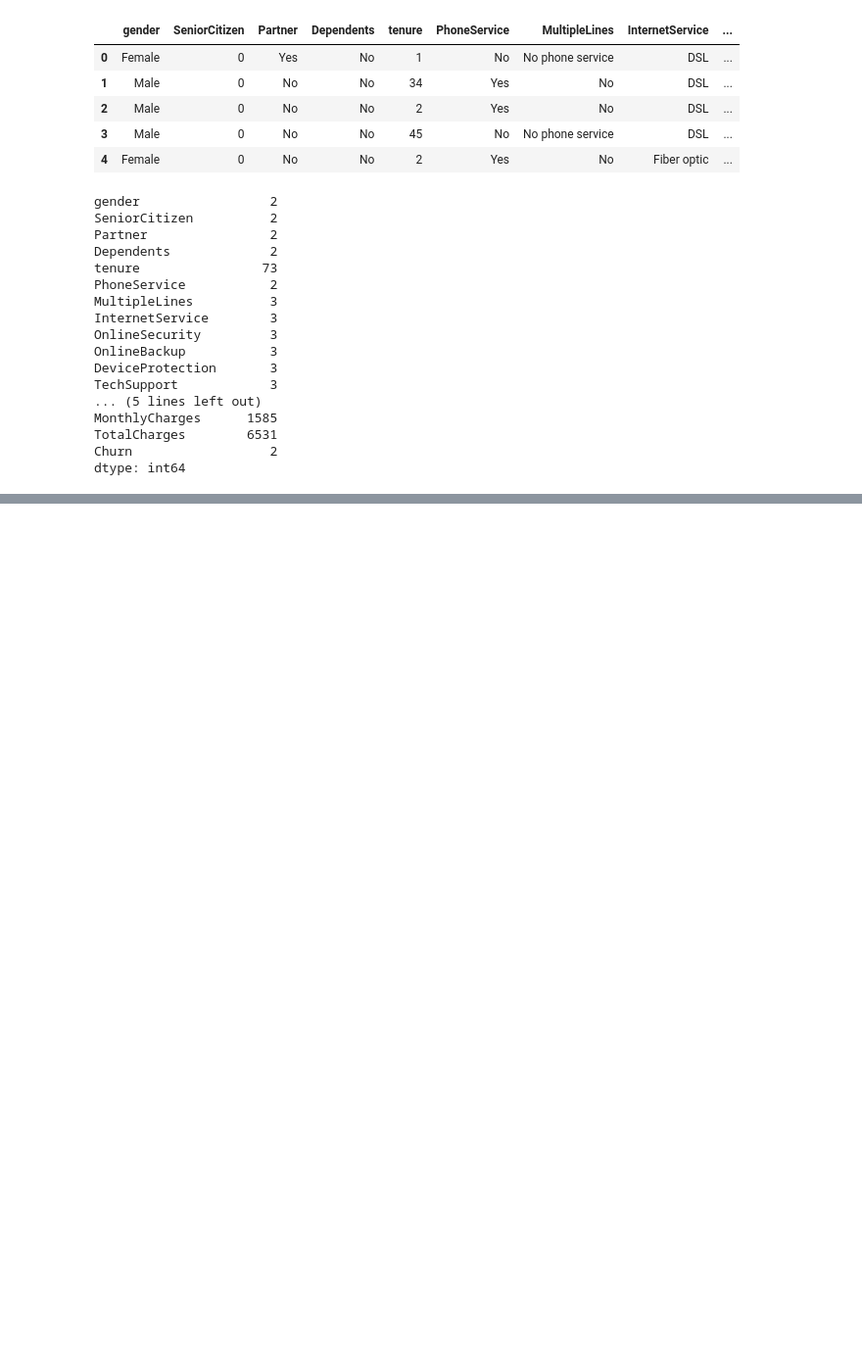
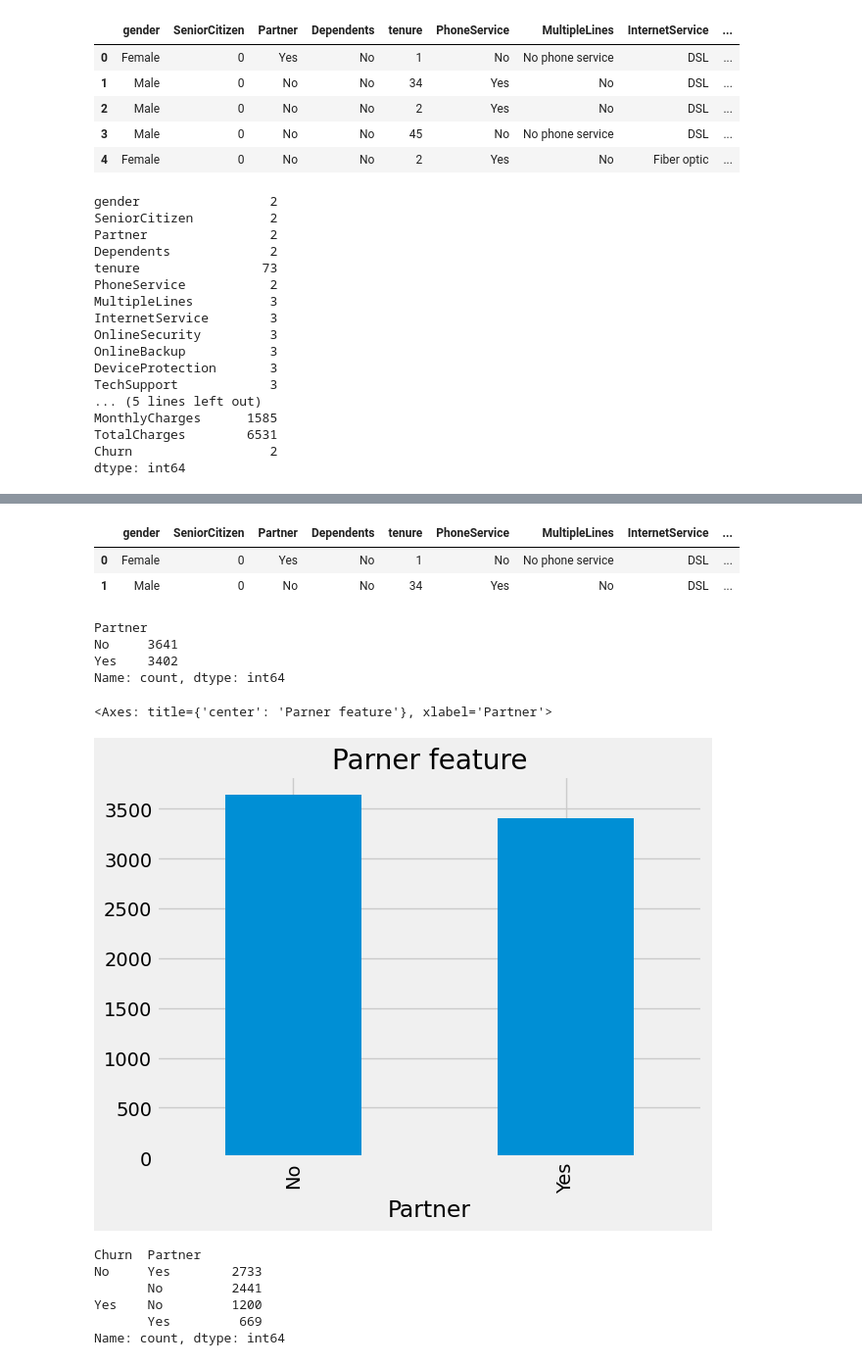
Before and after one commit to AnoopGeorge418/CustomerChurn-Prediction_System, a Jupyter notebook: dataHub/notebooks/exploratory/exploratory.ipynb, the cells around one changed output, grey strips where cells are left out. Shown at 98% size. Drawn from its saved outputs; the diff is of its cells as text; code cells hidden in the pictures; blank space fills up the shorter version.

```diff
--- a/dataHub/notebooks/exploratory/exploratory.ipynb
+++ b/dataHub/notebooks/exploratory/exploratory.ipynb
@@ -520,0 +774,30 @@ Name: count, Length: 7021, dtype: int64
+# %%
+copy_df.head(2)
+# %% [output]
+|  | gender | SeniorCitizen | Partner | Dependents | tenure | PhoneService | MultipleLines | InternetService | ... |
+| 0 | Female | 0 | Yes | No | 1 | No | No phone service | DSL | ... |
+| 1 | Male | 0 | No | No | 34 | Yes | No | DSL | ... |
+# %%
+copy_df['Partner'].value_counts()
+# %% [output]
+Partner
+No     3641
+Yes    3402
+Name: count, dtype: int64
+# %%
+copy_df['Partner'].value_counts().plot(
+    kind='bar',
+    title=("Parner feature")
+)
+# %% [output]
+<Axes: title={'center': 'Parner feature'}, xlabel='Partner'>
+[figure, added]
+# %%
+copy_df.groupby(['Churn'])['Partner'].value_counts()
+# %% [output]
+Churn  Partner
+No     Yes        2733
+       No         2441
+Yes    No         1200
+       Yes         669
+Name: count, dtype: int64
```
Also changed, not shown: parts of 29 cells of this notebook.
